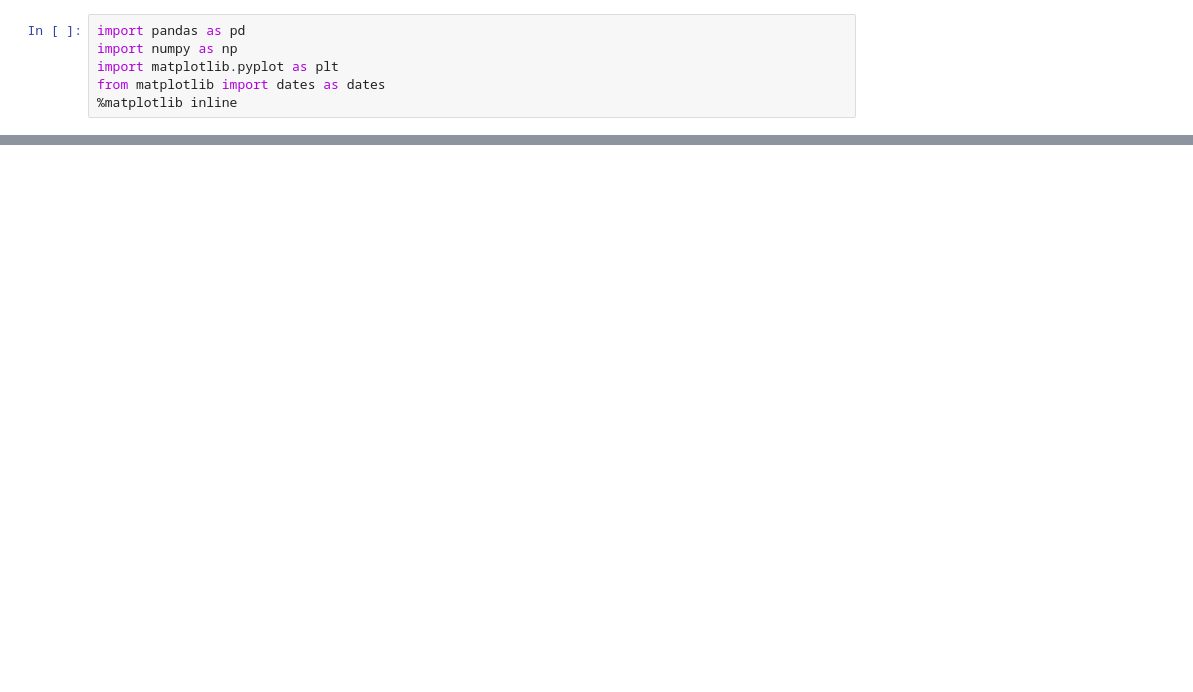
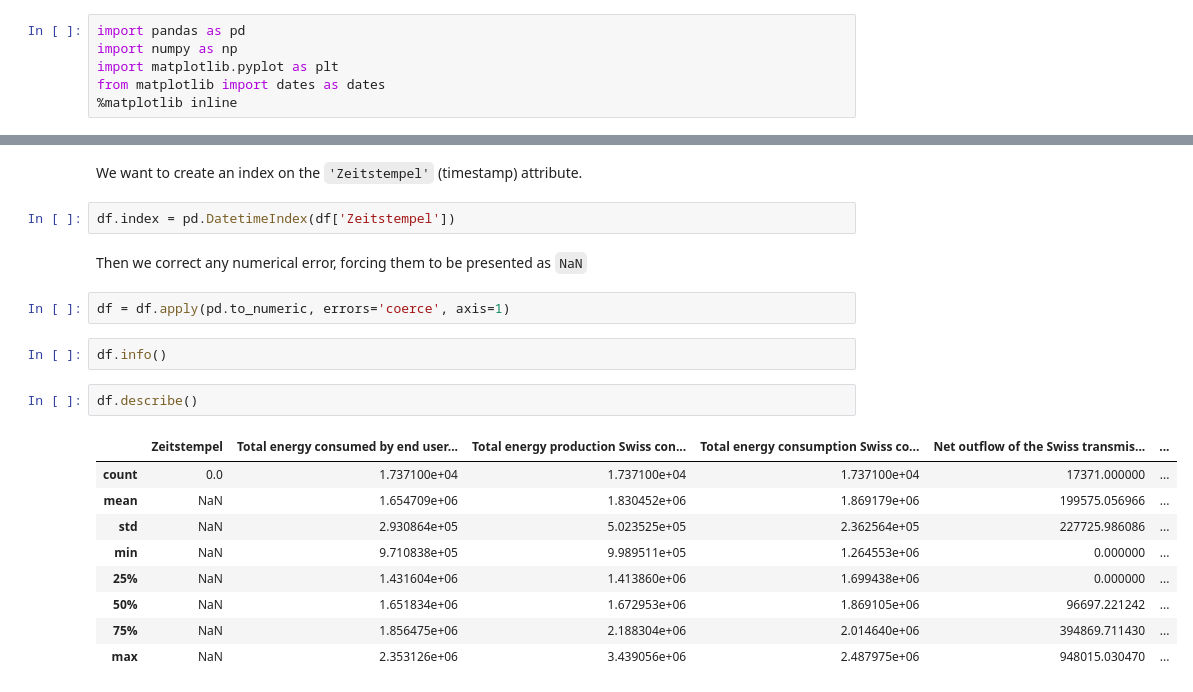
Before and after one commit to figela/marcomilanesio.github.io, a Jupyter notebook: material/9-TimeSeries/ts.ipynb, the cells around one changed output, grey strips where cells are left out. Drawn from its saved outputs; the diff is of its cells as text; blank space fills up the shorter version.

```diff
--- a/material/9-TimeSeries/ts.ipynb
+++ b/material/9-TimeSeries/ts.ipynb
@@ -25,0 +78,22 @@ from matplotlib import dates as dates
+# %% [markdown]
+We want to create an index on the `'Zeitstempel'` (timestamp) attribute.
+# %%
+df.index = pd.DatetimeIndex(df['Zeitstempel'])
+# %% [markdown]
+Then we correct any numerical error, forcing them to be presented as `NaN`
+# %%
+df = df.apply(pd.to_numeric, errors='coerce', axis=1)
+# %%
+df.info()
+# %%
+df.describe()
+# %% [output]
+|  | Zeitstempel | Total energy consumed by end user... | Total energy production Swiss con... | Total energy consumption Swiss co... | Net outflow of the Swiss transmis... | ... |
+| count | 0.0 | 1.737100e+04 | 1.737100e+04 | 1.737100e+04 | 17371.000000 | ... |
+| mean | NaN | 1.654709e+06 | 1.830452e+06 | 1.869179e+06 | 199575.056966 | ... |
+| std | NaN | 2.930864e+05 | 5.023525e+05 | 2.362564e+05 | 227725.986086 | ... |
+| min | NaN | 9.710838e+05 | 9.989511e+05 | 1.264553e+06 | 0.000000 | ... |
+| 25% | NaN | 1.431604e+06 | 1.413860e+06 | 1.699438e+06 | 0.000000 | ... |
+| 50% | NaN | 1.651834e+06 | 1.672953e+06 | 1.869105e+06 | 96697.221242 | ... |
+| 75% | NaN | 1.856475e+06 | 2.188304e+06 | 2.014640e+06 | 394869.711430 | ... |
+| max | NaN | 2.353126e+06 | 3.439056e+06 | 2.487975e+06 | 948015.030470 | ... |
```
Also changed, not shown: parts of 39 cells of this notebook, 1 other file.
